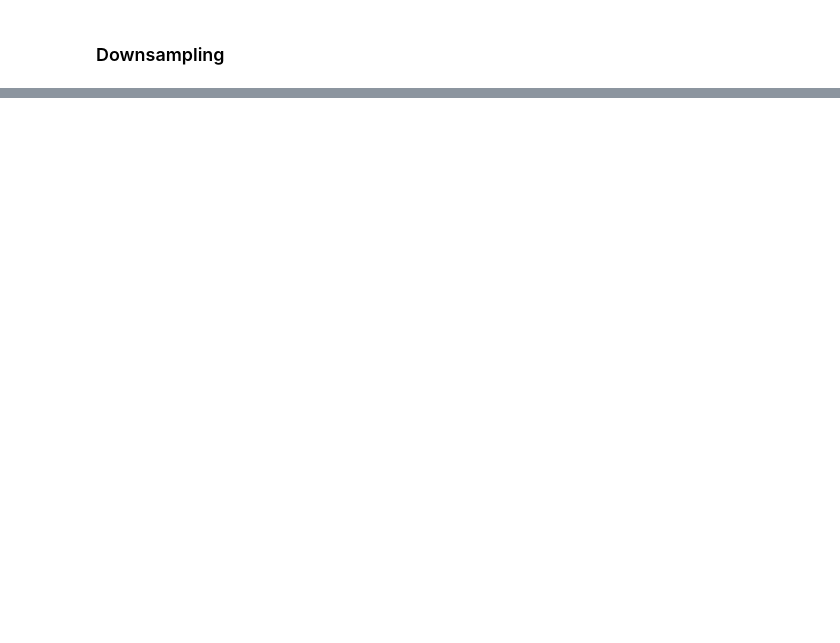
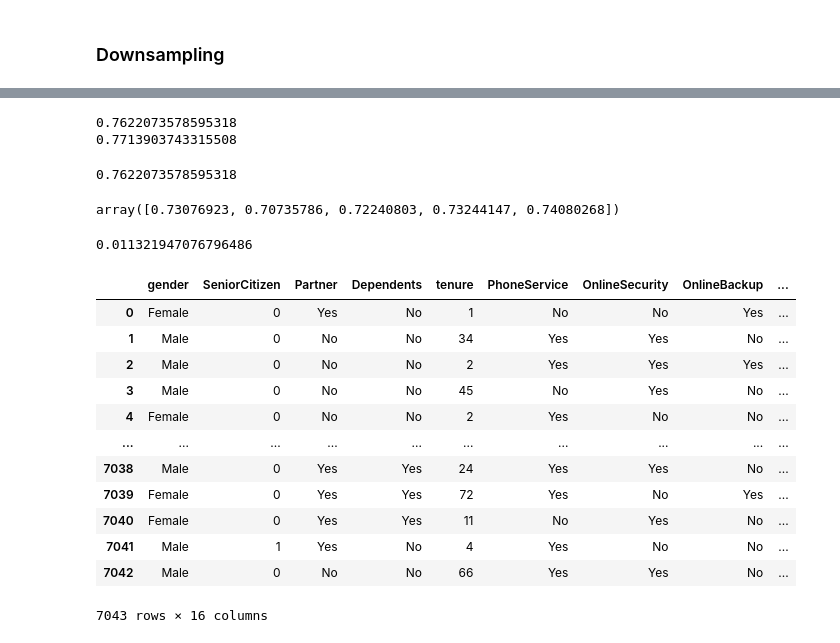
Before and after one commit to Aykut-Avci/exercises, a Jupyter notebook: Cross Validation & Resampling.ipynb, the cells around one changed output, grey strips where cells are left out. Saved outputs shown, nothing was run; the diff lists cells and outputs as text; code cells hidden in the pictures; blank space fills up the shorter version.

```diff
--- a/Cross Validation & Resampling.ipynb
+++ b/Cross Validation & Resampling.ipynb
@@ -590,0 +593,41 @@ error_metrics_df
+# %%
+clf = RandomForestClassifier(max_depth=5,min_samples_leaf=20,max_features=None,n_estimators=100,
+                             bootstrap=True,oob_score=True, random_state=0)
+clf.fit(X_train, y_train)
+print(clf.score(X_train, y_train))
+print(clf.score(X_test, y_test))
+# %% [output]
+0.7622073578595318
+0.7713903743315508
+# %%
+clf.score(X_train, y_train)
+# %% [output]
+0.7622073578595318
+# %%
+from sklearn.model_selection import cross_val_score
+clf = RandomForestClassifier(max_depth=3,min_samples_leaf=20,max_features=None,n_estimators=100,
+                             bootstrap=True,oob_score=True, random_state=0)
+cross_val_scores = cross_val_score(clf, X_train, y_train, cv=5)
+cross_val_scores
+# %% [output]
+array([0.73076923, 0.70735786, 0.72240803, 0.73244147, 0.74080268])
+# %%
+np.std(cross_val_scores)
+# %% [output]
+0.011321947076796486
+# %%
+churnData
+# %% [output]
+|  | gender | SeniorCitizen | Partner | Dependents | tenure | PhoneService | OnlineSecurity | OnlineBackup | ... |
+| 0 | Female | 0 | Yes | No | 1 | No | No | Yes | ... |
+| 1 | Male | 0 | No | No | 34 | Yes | Yes | No | ... |
+| 2 | Male | 0 | No | No | 2 | Yes | Yes | Yes | ... |
+| 3 | Male | 0 | No | No | 45 | No | Yes | No | ... |
+| 4 | Female | 0 | No | No | 2 | Yes | No | No | ... |
+| ... | ... | ... | ... | ... | ... | ... | ... | ... | ... |
+| 7038 | Male | 0 | Yes | Yes | 24 | Yes | Yes | No | ... |
+| 7039 | Female | 0 | Yes | Yes | 72 | Yes | No | Yes | ... |
+| 7040 | Female | 0 | Yes | Yes | 11 | No | Yes | No | ... |
+| 7041 | Male | 1 | Yes | No | 4 | Yes | No | No | ... |
+| 7042 | Male | 0 | No | No | 66 | Yes | Yes | No | ... |
+7043 rows × 16 columns
```
Also changed, not shown: parts of 17 cells of this notebook, 1 other file.
